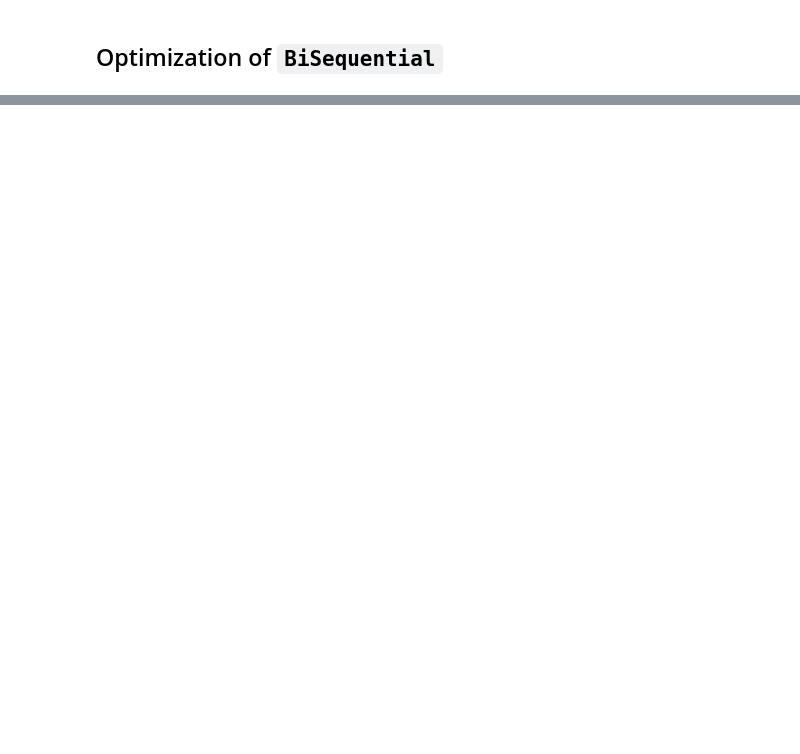
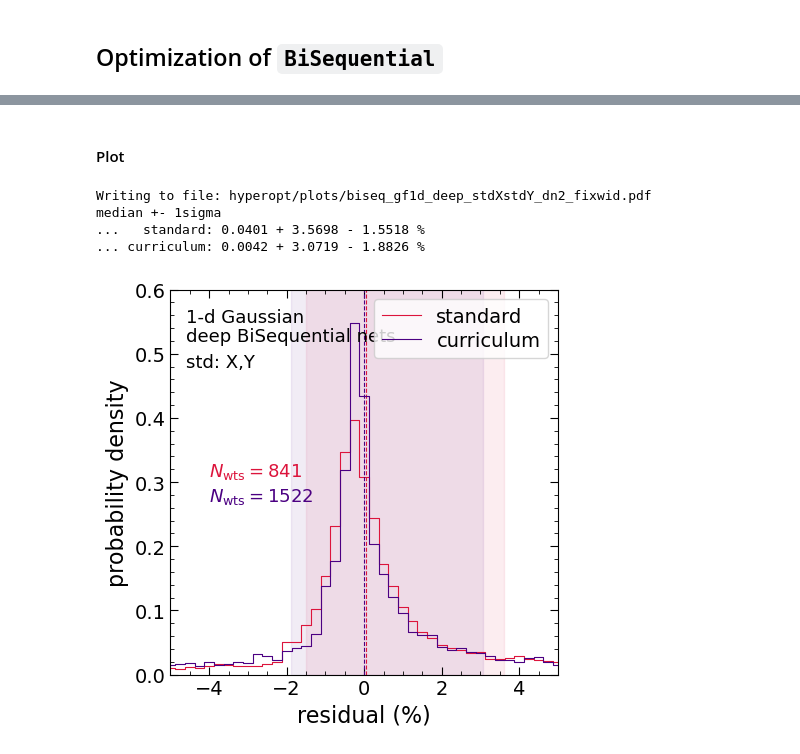
Before and after one commit to a-paranjape/mlfundas, a Jupyter notebook: examples/HyperOpt_Example.ipynb, the cells around one changed output, grey strips where cells are left out. Saved outputs shown, nothing was run; the diff lists cells and outputs as text; code cells hidden in the pictures; blank space fills up the shorter version.

```diff
--- a/examples/HyperOpt_Example.ipynb
+++ b/examples/HyperOpt_Example.ipynb
@@ -1003,0 +1074,59 @@ Writing to file: hyperopt/plots/seq_moons_shallow_stdX_dn2.png
+# %% [markdown]
+#### Plot
+# %%
+if Family == 'biseq':
+    bins = np.linspace(-25,25,201)
+    bin_mid = 0.5*(bins[1:]+bins[:-1])
+
+    res_std_16pc = np.percentile(residual_std,16)*100
+    res_std_med  = np.median(residual_std)*100
+    res_std_84pc = np.percentile(residual_std,84)*100
+    hist_std,bins = np.histogram(residual_std*100,bins=bins,density=False)
+    hist_std = hist_std/residual_std.size/(bins[1]-bins[0])
+
+    res_curr_16pc = np.percentile(residual_curr,16)*100
+    res_curr_med  = np.median(residual_curr)*100
+    res_curr_84pc = np.percentile(residual_curr,84)*100
+    hist_curr,bins = np.histogram(residual_curr*100,bins=bins,density=False)
+    hist_curr = hist_curr/residual_curr.size/(bins[1]-bins[0])
+
+    XLoc  = 5.0 if Ftype=='gf1d' else 8.0
+    dXLoc = 0.4 if Ftype=='gf1d' else 0.5
+    cols = ['crimson','indigo']
+    plt.figure(figsize=(5,5))
+    plt.xlim(-XLoc,XLoc)
+    plt.ylim(0,6/10)
+    plt.xlabel('residual (%)')
+    plt.ylabel('probability density')
+
+    plt.plot(bin_mid,hist_std,'-',c=cols[0],lw=0.8,drawstyle='steps',label='standard')
+    plt.axvline(res_std_med,c=cols[0],ls='--',lw=0.8)
+    plt.fill_betweenx(np.linspace(0,7,10),res_std_16pc,res_std_84pc,color=cols[0],alpha=0.075)
+
+    plt.plot(bin_mid,hist_curr,'-',c=cols[1],lw=0.8,drawstyle='steps',label='curriculum')
+    plt.axvline(res_curr_med,c=cols[1],ls='--',lw=0.8)
+    plt.fill_betweenx(np.linspace(0,7,10),res_curr_16pc,res_curr_84pc,color=cols[1],alpha=0.075)
+    plt.minorticks_on()
+    plt.legend(loc='upper right')
+    plt.text(-XLoc+dXLoc,5.5/10,Example_Text,fontsize=FS3)
+    RanWid_Str = ' (ran wid)' if Fixed_Width==False else ''
+    plt.text(-XLoc+dXLoc,5.2/10,Depth_Str_Root+RanWid_Str+' '+hopt.family_name+' nets',fontsize=FS3)
+    plt.text(-XLoc+dXLoc,4.8/10,Std_Text,fontsize=FS3)
+    plt.text(-XLoc+dXLoc*2.5,3.1/10,'$N_{{\\rm wts}} = {0:d}$'.format(N_free_std),fontsize=FS3,c=cols[0])
+    plt.text(-XLoc+dXLoc*2.5,2.7/10,'$N_{{\\rm wts}} = {0:d}$'.format(N_free_curr),fontsize=FS3,c=cols[1])
+    if Save_Fig:
+        outfile = Plot_Stem + '/' + Plot_Root + '.pdf'
+        print('Writing to file: '+outfile)
+        plt.savefig(outfile,bbox_inches='tight')
+    else:
+        plt.show()
+
+    print('median +- 1sigma')
+    print('...   standard: {0:.4f} + {1:.4f} - {2:.4f} %'.format(res_std_med,res_std_84pc-res_std_med,res_std_med-res_std_16pc))
+    print('... curriculum: {0:.4f} + {1:.4f} - {2:.4f} %'.format(res_curr_med,res_curr_84pc-res_curr_med,res_curr_med-res_curr_16pc))
+# %% [output]
+Writing to file: hyperopt/plots/biseq_gf1d_deep_stdXstdY_dn2_fixwid.pdf
+median +- 1sigma
+...   standard: 0.0401 + 3.5698 - 1.5518 %
+... curriculum: 0.0042 + 3.0719 - 1.8826 %
+[figure, added]
```
Also changed, not shown: parts of 50 cells of this notebook.
